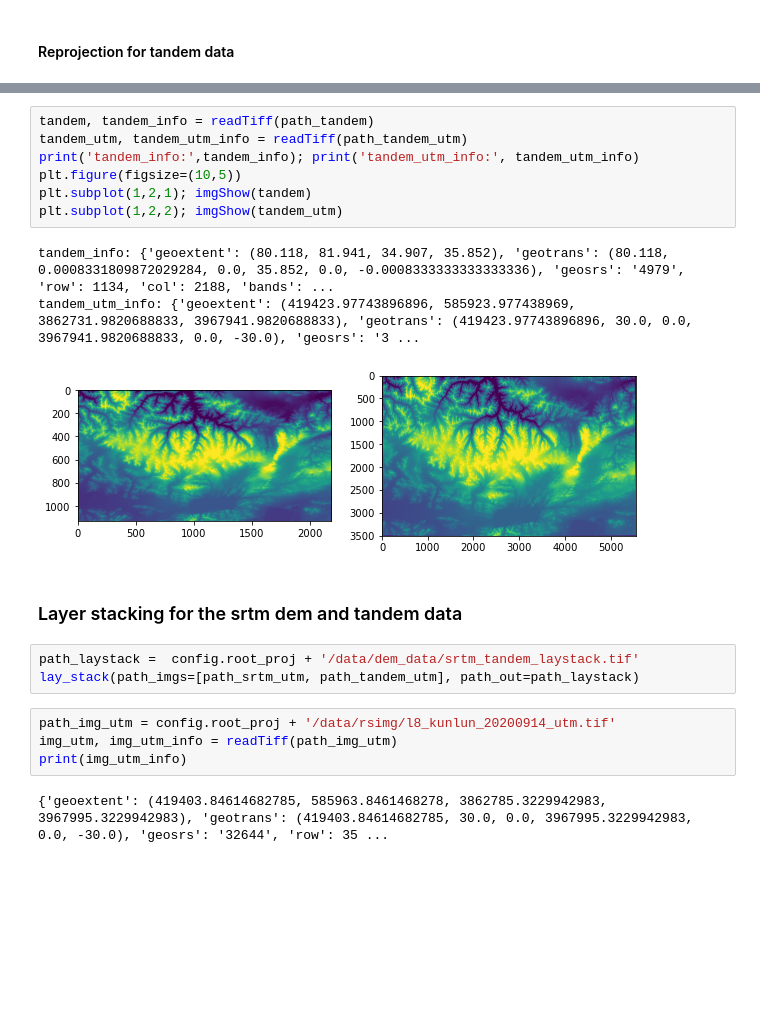
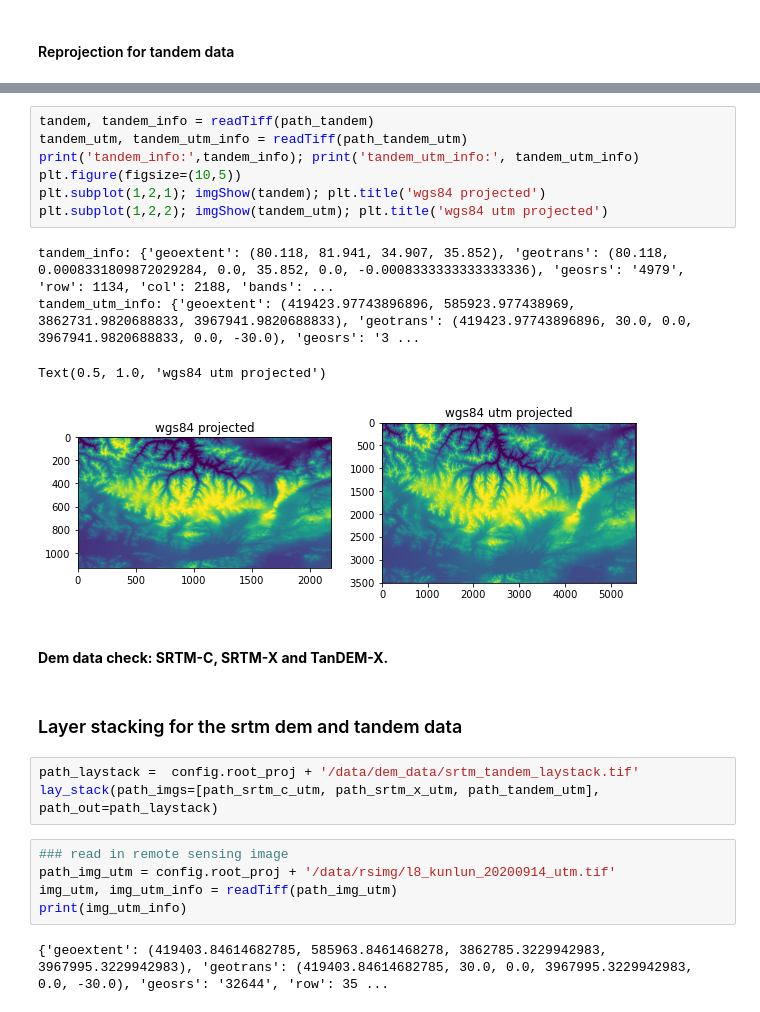
Before and after one commit to xinluo2018/Glacier-in-SETP, a Jupyter notebook: dem_proc/dem_access.ipynb, the cells around one changed output, grey strips where cells are left out. Cells and saved outputs as stored; diff of their text form; blank space fills up the shorter version.

```diff
--- a/dem_proc/dem_access.ipynb
+++ b/dem_proc/dem_access.ipynb
@@ -74,20 +79,24 @@ Processing /Users/luo/OneDrive/GitHub/Glacier-in-RGI1305/data/dem_data/tandem-x/
 # %%
 tandem, tandem_info = readTiff(path_tandem)
 tandem_utm, tandem_utm_info = readTiff(path_tandem_utm)
 print('tandem_info:',tandem_info); print('tandem_utm_info:', tandem_utm_info)
 plt.figure(figsize=(10,5))
-plt.subplot(1,2,1); imgShow(tandem)
-plt.subplot(1,2,2); imgShow(tandem_utm)
+plt.subplot(1,2,1); imgShow(tandem); plt.title('wgs84 projected')
+plt.subplot(1,2,2); imgShow(tandem_utm); plt.title('wgs84 utm projected')
 # %% [output]
 tandem_info: {'geoextent': (80.118, 81.941, 34.907, 35.852), 'geotrans': (80.118, 0.0008331809872029284, 0.0, 35.852, 0.0, -0.0008333333333333336), 'geosrs': '4979', 'row': 1134, 'col': 2188, 'bands': ...
 tandem_utm_info: {'geoextent': (419423.97743896896, 585923.977438969, 3862731.9820688833, 3967941.9820688833), 'geotrans': (419423.97743896896, 30.0, 0.0, 3967941.9820688833, 0.0, -30.0), 'geosrs': '3 ...
+Text(0.5, 1.0, 'wgs84 utm projected')
-[figure, old version]
+[figure, new version]
+# %% [markdown]
+#### **Dem data check: SRTM-C, SRTM-X and TanDEM-X.**
 # %% [markdown]
 ### Layer stacking for the srtm dem and tandem data
 # %%
 path_laystack =  config.root_proj + '/data/dem_data/srtm_tandem_laystack.tif'
-lay_stack(path_imgs=[path_srtm_utm, path_tandem_utm], path_out=path_laystack)
+lay_stack(path_imgs=[path_srtm_c_utm, path_srtm_x_utm, path_tandem_utm], path_out=path_laystack)
 # %%
+### read in remote sensing image
 path_img_utm = config.root_proj + '/data/rsimg/l8_kunlun_20200914_utm.tif'
 img_utm, img_utm_info = readTiff(path_img_utm)
 print(img_utm_info)
```
Also changed, not shown: parts of 11 cells of this notebook, 17 other files.
